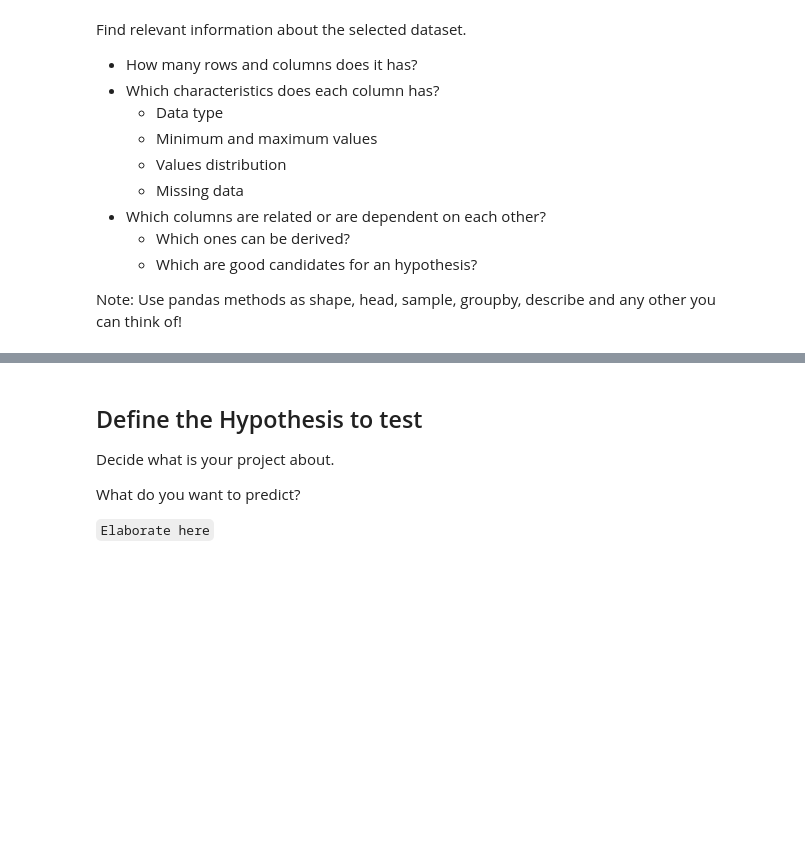
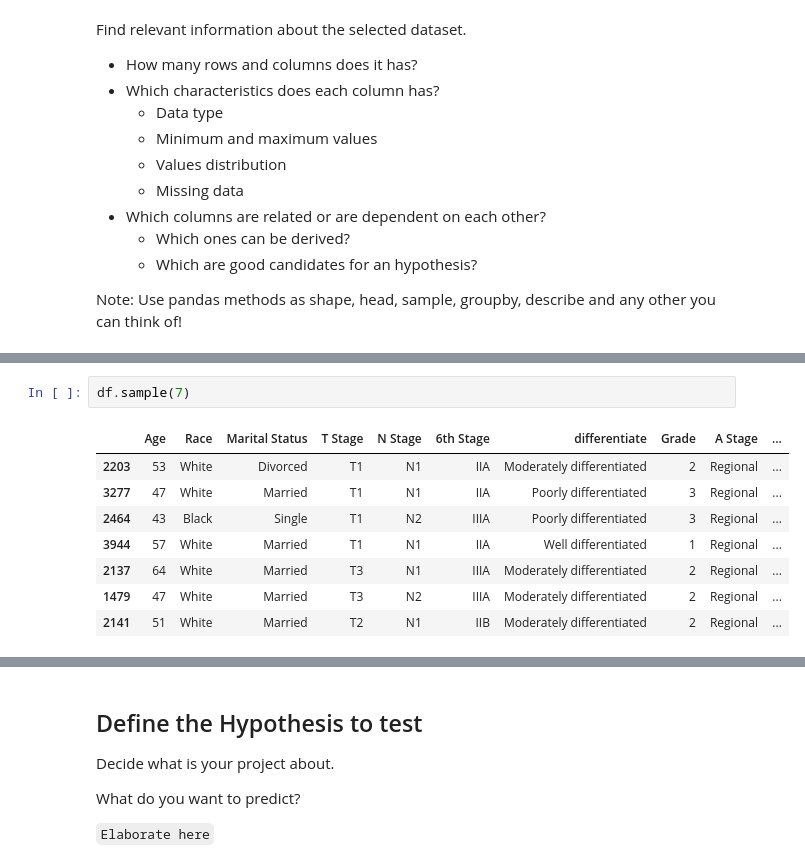
Before and after one commit to ChanaAyde/capstone, a Jupyter notebook: capstone.ipynb, the cells around one changed output, grey strips where cells are left out. Saved outputs shown, nothing was run; the diff lists cells and outputs as text; blank space fills up the shorter version.

```diff
--- a/capstone.ipynb
+++ b/capstone.ipynb
@@ -42,0 +84,11 @@ Note: Use pandas methods as shape, head, sample, groupby, describe and any other
+# %%
+df.sample(7)
+# %% [output]
+|  | Age | Race | Marital Status | T Stage | N Stage | 6th Stage | differentiate | Grade | A Stage | ... |
+| 2203 | 53 | White | Divorced | T1 | N1 | IIA | Moderately differentiated | 2 | Regional | ... |
+| 3277 | 47 | White | Married | T1 | N1 | IIA | Poorly differentiated | 3 | Regional | ... |
+| 2464 | 43 | Black | Single | T1 | N2 | IIIA | Poorly differentiated | 3 | Regional | ... |
+| 3944 | 57 | White | Married | T1 | N1 | IIA | Well differentiated | 1 | Regional | ... |
+| 2137 | 64 | White | Married | T3 | N1 | IIIA | Moderately differentiated | 2 | Regional | ... |
+| 1479 | 47 | White | Married | T3 | N2 | IIIA | Moderately differentiated | 2 | Regional | ... |
+| 2141 | 51 | White | Married | T2 | N1 | IIB | Moderately differentiated | 2 | Regional | ... |
```
Also changed, not shown: parts of 16 cells of this notebook, 2 other files.
